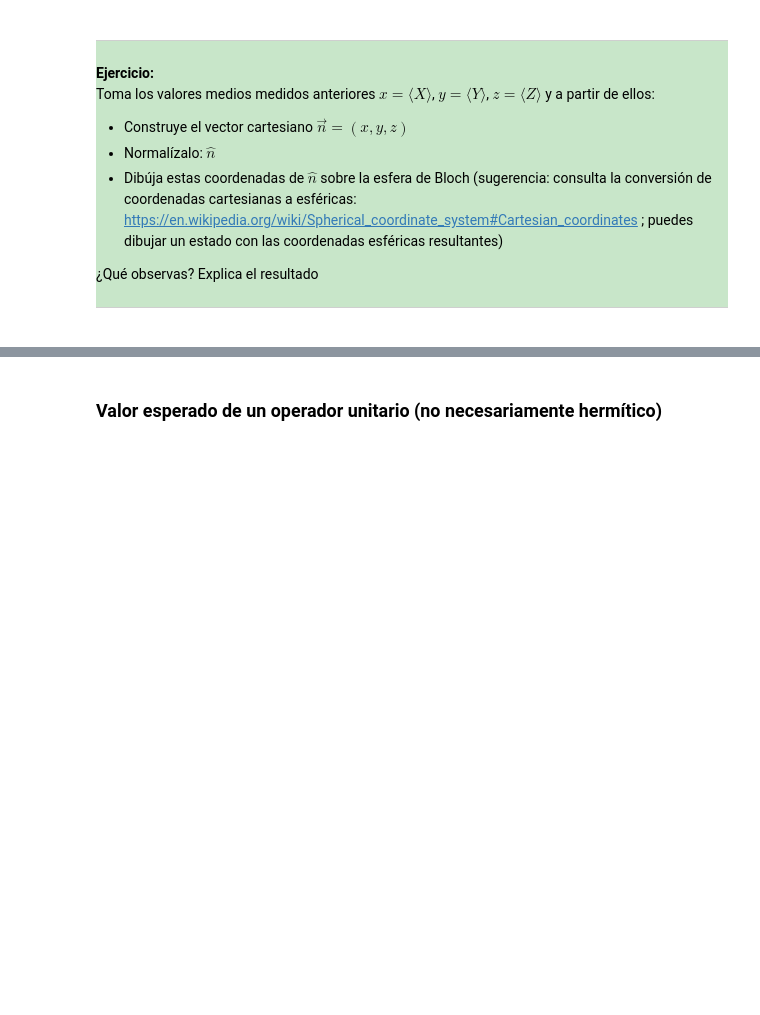
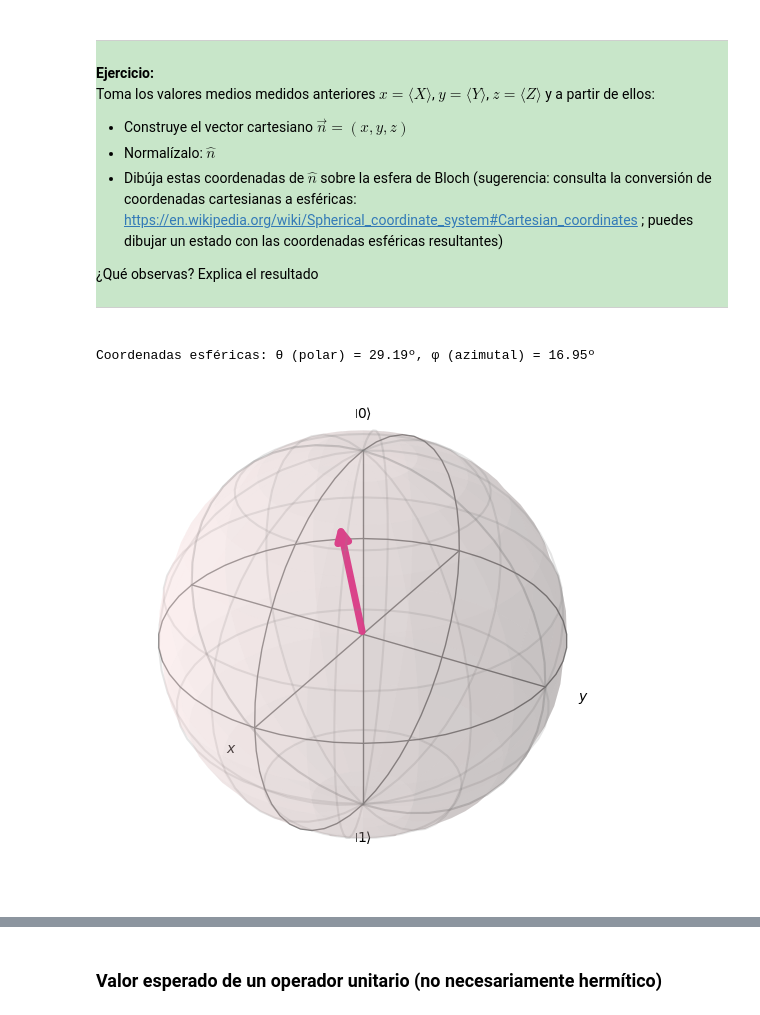
Before and after one commit to AlvaroMAM/quantUMA, a Jupyter notebook: QUANTUM_ARCHITECTURE/nb04-modulo2-medidas-1qubit_apariciomoralesalvaromanuel.ipynb, the cells around one changed output, grey strips where cells are left out. Cells and saved outputs as stored; diff of their text form; code cells hidden in the pictures; blank space fills up the shorter version.

```diff
--- a/QUANTUM_ARCHITECTURE/nb04-modulo2-medidas-1qubit_apariciomoralesalvaromanuel.ipynb
+++ b/QUANTUM_ARCHITECTURE/nb04-modulo2-medidas-1qubit_apariciomoralesalvaromanuel.ipynb
@@ -486,3 +621,30 @@ Toma los valores medios medidos anteriores $x=\langle X \rangle$, $y=\langle Y \
 ¿Qué observas? Explica el resultado
 <hr>
 </div>
+# %%
+from math import sqrt, acos, atan2, pi
+from qiskit.visualization import plot_bloch_vector
+# Creamos el vector cartesiano
+n = np.array([mean_X, mean_Y, mean_Z])
+
+# Lo normalizamos
+norm = np.linalg.norm(n)
+n_hat = n / norm
+
+# Convertimos las coordenadas cartesianas a coordenadas esféricas
+#  - theta es el ángulo respecto al eje Z (coordenada polar)
+#  - phi es el ángulo en el plano XY (coordenada azimutal)
+theta = acos(n_hat[2])  # Z component
+phi = atan2(n_hat[1], n_hat[0])  # Y, X components
+
+# Convertimos phi de radianes a grados para dibujar correctamente
+phi_deg = phi * 180 / pi
+theta_deg = theta * 180 / pi
+
+print(f"Coordenadas esféricas: θ (polar) = {theta_deg:.2f}º, φ (azimutal) = {phi_deg:.2f}º")
+
+# Pintamos esfera de Bloch
+plot_bloch_vector(n_hat)
+# %% [output]
+Coordenadas esféricas: θ (polar) = 29.19º, φ (azimutal) = 16.95º
+[figure, added]
```
Also changed, not shown: parts of 32 cells of this notebook.
